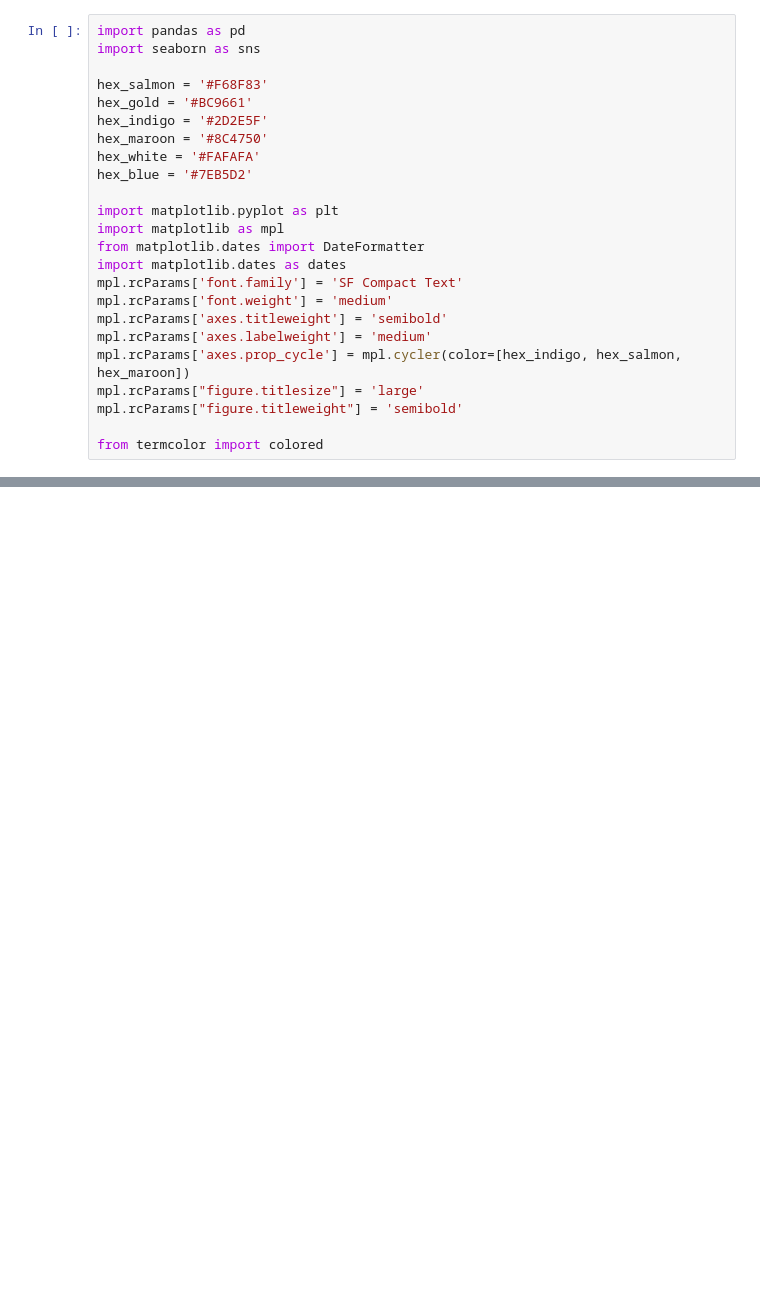
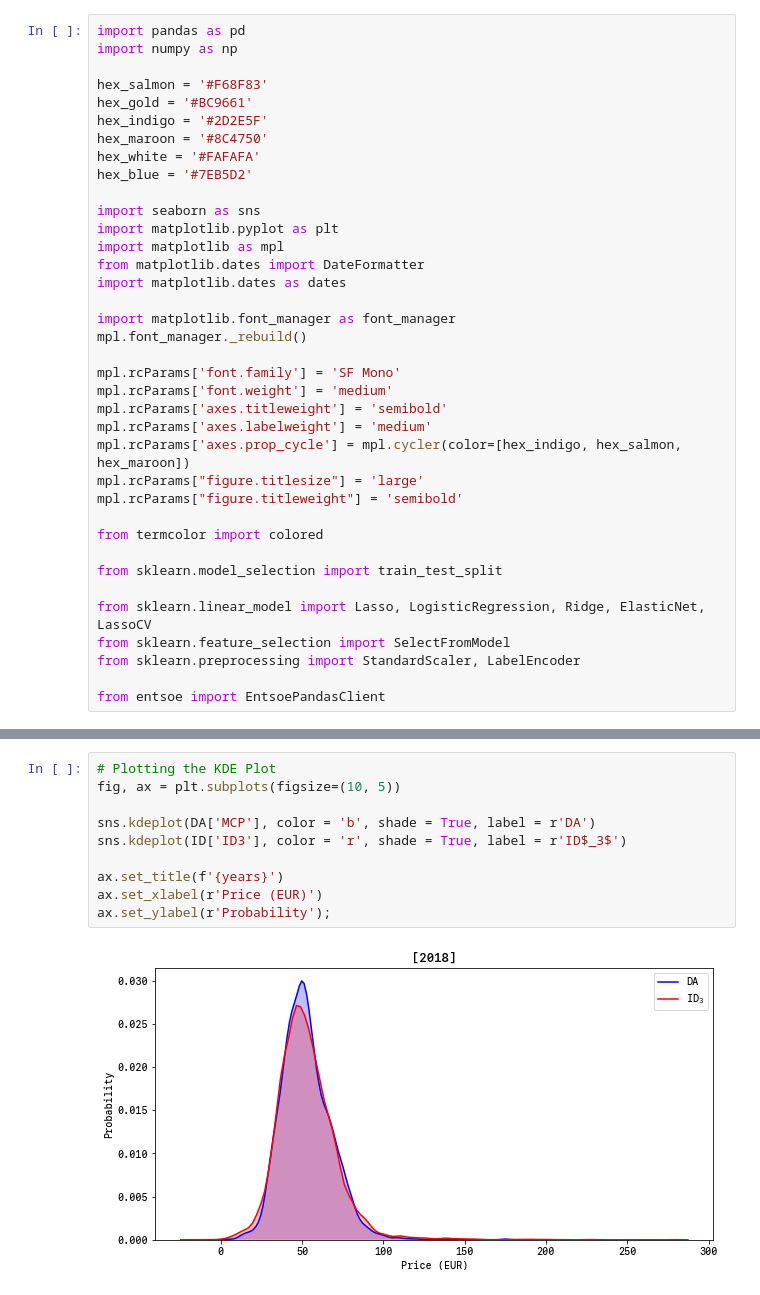
Before and after one commit to timovijn/ElectricityPriceForecasting, a Jupyter notebook: features/KDE.ipynb, the cells around one changed output, grey strips where cells are left out. Cells and saved outputs as stored; diff of their text form; blank space fills up the shorter version.

```diff
--- a/features/KDE.ipynb
+++ b/features/KDE.ipynb
@@ -1,6 +1,6 @@
 # %%
 import pandas as pd
-import seaborn as sns
+import numpy as np
 
 hex_salmon = '#F68F83'
 hex_gold = '#BC9661'
@@ -9,11 +9,16 @@ hex_maroon = '#8C4750'
 hex_white = '#FAFAFA'
 hex_blue = '#7EB5D2'
 
+import seaborn as sns
 import matplotlib.pyplot as plt
 import matplotlib as mpl
 from matplotlib.dates import DateFormatter
 import matplotlib.dates as dates
-mpl.rcParams['font.family'] = 'SF Compact Text'
+
+import matplotlib.font_manager as font_manager
+mpl.font_manager._rebuild()
+
+mpl.rcParams['font.family'] = 'SF Mono'
 mpl.rcParams['font.weight'] = 'medium'
 mpl.rcParams['axes.titleweight'] = 'semibold'
 mpl.rcParams['axes.labelweight'] = 'medium'
@@ -22,3 +27,11 @@ mpl.rcParams["figure.titlesize"] = 'large'
 mpl.rcParams["figure.titleweight"] = 'semibold'
 
 from termcolor import colored
+
+from sklearn.model_selection import train_test_split
+
+from sklearn.linear_model import Lasso, LogisticRegression, Ridge, ElasticNet, LassoCV
+from sklearn.feature_selection import SelectFromModel
+from sklearn.preprocessing import StandardScaler, LabelEncoder
+
+from entsoe import EntsoePandasClient
@@ -25 +80,13 @@ from termcolor import colored
+# %%
+# Plotting the KDE Plot
+fig, ax = plt.subplots(figsize=(10, 5))
+
+sns.kdeplot(DA['MCP'], color = 'b', shade = True, label = r'DA')
+sns.kdeplot(ID['ID3'], color = 'r', shade = True, label = r'ID$_3$')
+
+ax.set_title(f'{years}')
+ax.set_xlabel(r'Price (EUR)')
+ax.set_ylabel(r'Probability');
+# %% [output]
+[figure, added]
 # %%
```
Also changed, not shown: parts of 12 cells of this notebook, 2 other files.
